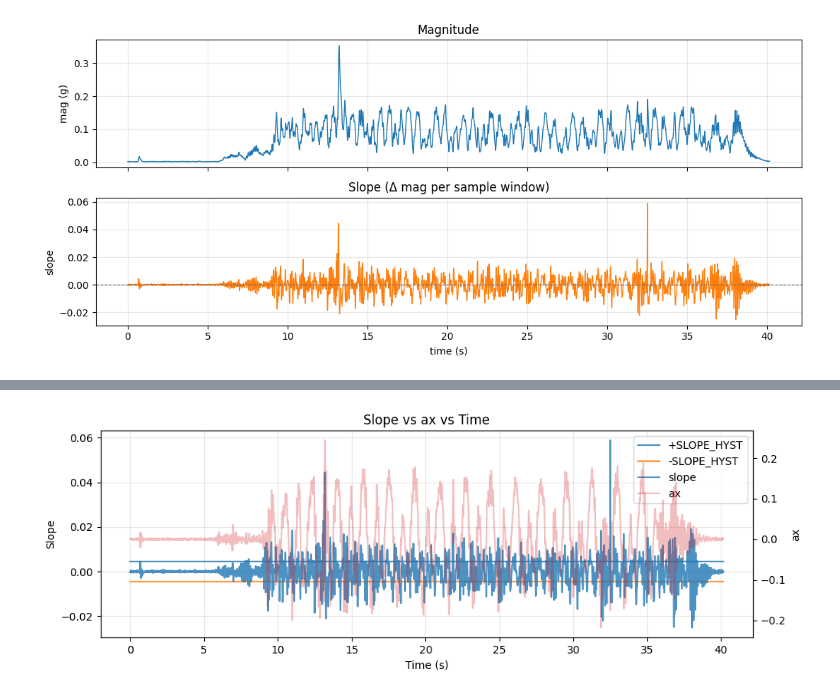
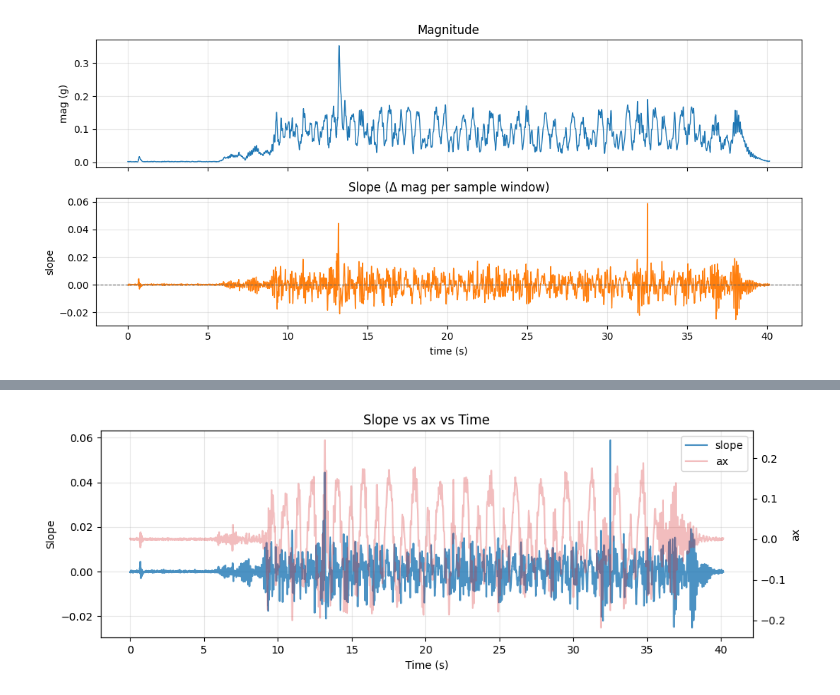
Before and after one commit to pfischer1687/rtos-pedometer, a Jupyter notebook: tools/notebooks/dsp_debug_plot.ipynb, the cells around one changed output, grey strips where cells are left out. Saved outputs shown, nothing was run; the diff lists cells and outputs as text; code cells hidden in the pictures.

```diff
--- a/tools/notebooks/dsp_debug_plot.ipynb
+++ b/tools/notebooks/dsp_debug_plot.ipynb
@@ -219,25 +254,23 @@ plt.show()
 # %%
 fig, ax1 = plt.subplots(figsize=(11, 3.5))
 
-ax1.plot(t, [SLOPE_HYST]*len(t), label="+SLOPE_HYST", alpha=0.8)
-ax1.plot(t, [-SLOPE_HYST]*len(t), label="-SLOPE_HYST", alpha=0.8)
 ax1.plot(t, df["slope"], label="slope", alpha=0.8, color="tab:blue")
 
 ax1.set_xlabel("Time (s)")
 ax1.set_ylabel("Slope")
 ax1.grid(True, alpha=0.3)
 
 ax2 = ax1.twinx()
 ax2.plot(t, df["ax"], label="ax", alpha=0.3, color="tab:red")
 ax2.set_ylabel("ax")
 
 lines1, labels1 = ax1.get_legend_handles_labels()
 lines2, labels2 = ax2.get_legend_handles_labels()
 
 ax1.legend(lines1 + lines2, labels1 + labels2, loc="upper right")
 
 ax1.set_title("Slope vs ax vs Time")
 
 plt.show()
 # %% [output]
-[figure, old version]
+[figure, new version]
```
Also changed, not shown: parts of 5 cells of this notebook.
